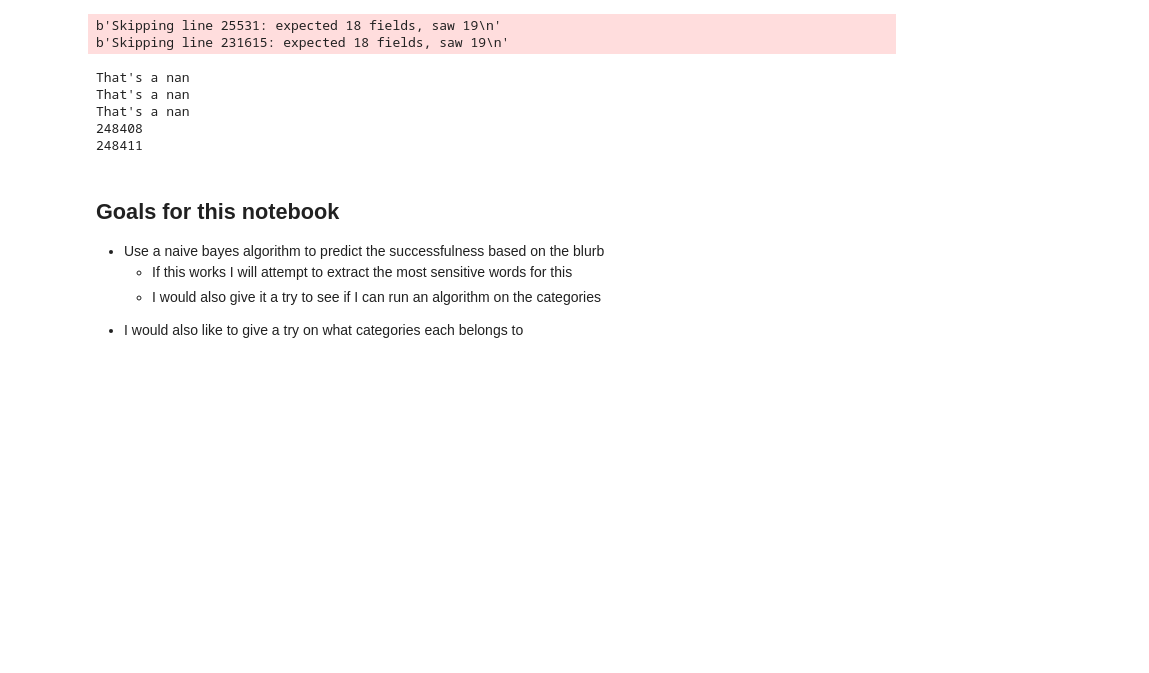
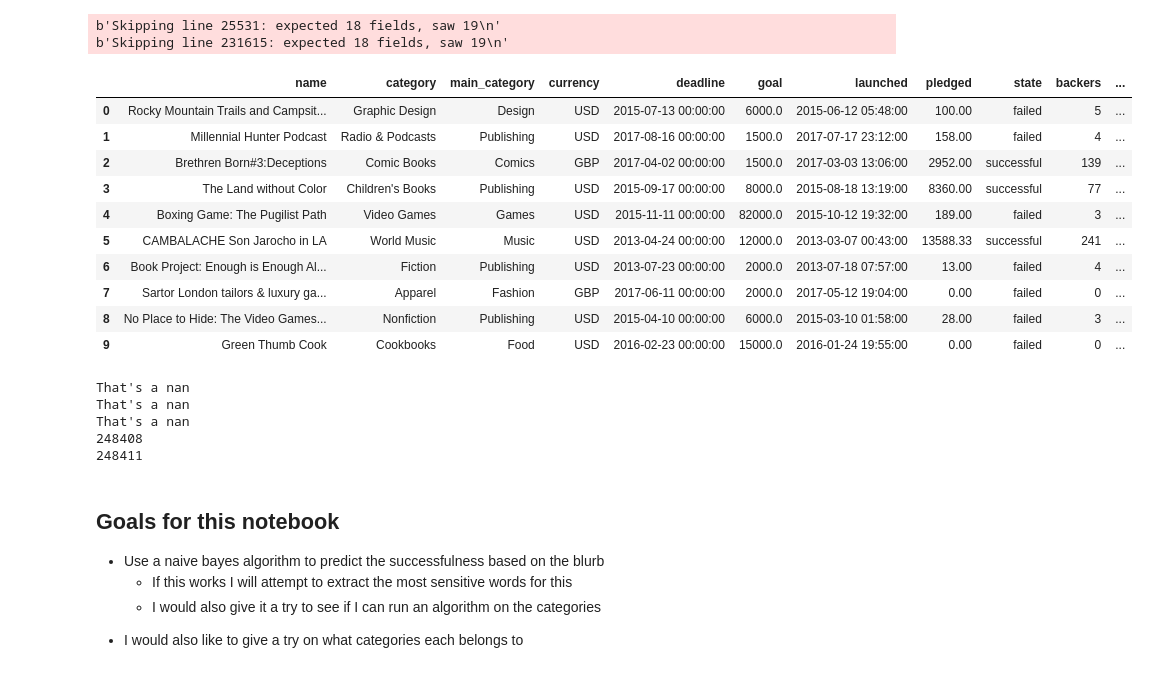
Before and after one commit to sora4222/kickstarter-data-analysis, a Jupyter notebook: Natural language analysis.ipynb, the cells around one changed output. Cells and saved outputs as stored; diff of their text form; code cells hidden in the pictures; blank space fills up the shorter version.

```diff
--- a/Natural language analysis.ipynb
+++ b/Natural language analysis.ipynb
@@ -1,28 +1,41 @@
 # %%
 # Adds logging
 import logging
+logging.raiseExceptions = False
+
 logger = logging.getLogger('natural_language_analysis')
-hdlr = logging.FileHandler('natural_language_analysis.log')
+hdlr = logging.FileHandler('natural_language_analysis.log', encoding="utf-8")
 formatter = logging.Formatter('%(asctime)s %(levelname)s %(message)s')
 hdlr.setFormatter(formatter)
 logger.addHandler(hdlr)
 logger.setLevel(logging.DEBUG)
 
 def cell_log(number, name=None):
     if name == None:
         logger.info("Cell no: {}".format(number))
     else:
         logger.info("Cell name: {} number {}".format(name, number))
 
 import numpy as np
 import pandas as pd
 
 data_imported = pd.read_csv("data/kickstart_join_result.csv", sep="\t", error_bad_lines=False, encoding="utf-8" )
+cell_log(0, "imports")
 data_imported.head(10)
-cell_log(0, "imports")
 # %% [output]
 b'Skipping line 25531: expected 18 fields, saw 19\n'
 b'Skipping line 231615: expected 18 fields, saw 19\n'
+|  | name | category | main_category | currency | deadline | goal | launched | pledged | state | backers | ... |
+| 0 | Rocky Mountain Trails and Campsit... | Graphic Design | Design | USD | 2015-07-13 00:00:00 | 6000.0 | 2015-06-12 05:48:00 | 100.00 | failed | 5 | ... |
+| 1 | Millennial Hunter Podcast | Radio & Podcasts | Publishing | USD | 2017-08-16 00:00:00 | 1500.0 | 2017-07-17 23:12:00 | 158.00 | failed | 4 | ... |
+| 2 | Brethren Born#3:Deceptions | Comic Books | Comics | GBP | 2017-04-02 00:00:00 | 1500.0 | 2017-03-03 13:06:00 | 2952.00 | successful | 139 | ... |
+| 3 | The Land without Color | Children's Books | Publishing | USD | 2015-09-17 00:00:00 | 8000.0 | 2015-08-18 13:19:00 | 8360.00 | successful | 77 | ... |
+| 4 | Boxing Game: The Pugilist Path | Video Games | Games | USD | 2015-11-11 00:00:00 | 82000.0 | 2015-10-12 19:32:00 | 189.00 | failed | 3 | ... |
+| 5 | CAMBALACHE Son Jarocho in LA | World Music | Music | USD | 2013-04-24 00:00:00 | 12000.0 | 2013-03-07 00:43:00 | 13588.33 | successful | 241 | ... |
+| 6 | Book Project: Enough is Enough Al... | Fiction | Publishing | USD | 2013-07-23 00:00:00 | 2000.0 | 2013-07-18 07:57:00 | 13.00 | failed | 4 | ... |
+| 7 | Sartor London tailors & luxury ga... | Apparel | Fashion | GBP | 2017-06-11 00:00:00 | 2000.0 | 2017-05-12 19:04:00 | 0.00 | failed | 0 | ... |
+| 8 | No Place to Hide: The Video Games... | Nonfiction | Publishing | USD | 2015-04-10 00:00:00 | 6000.0 | 2015-03-10 01:58:00 | 28.00 | failed | 3 | ... |
+| 9 | Green Thumb Cook | Cookbooks | Food | USD | 2016-02-23 00:00:00 | 15000.0 | 2016-01-24 19:55:00 | 0.00 | failed | 0 | ... |
 # %%
 cell_log(1)
 def remove_those_nan(string):
```
Also changed, not shown: parts of 28 cells of this notebook.
